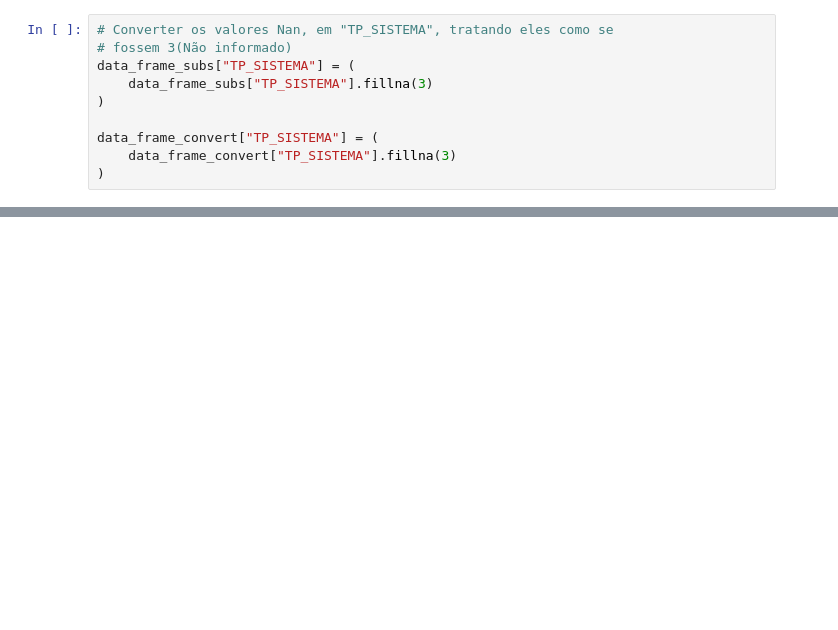
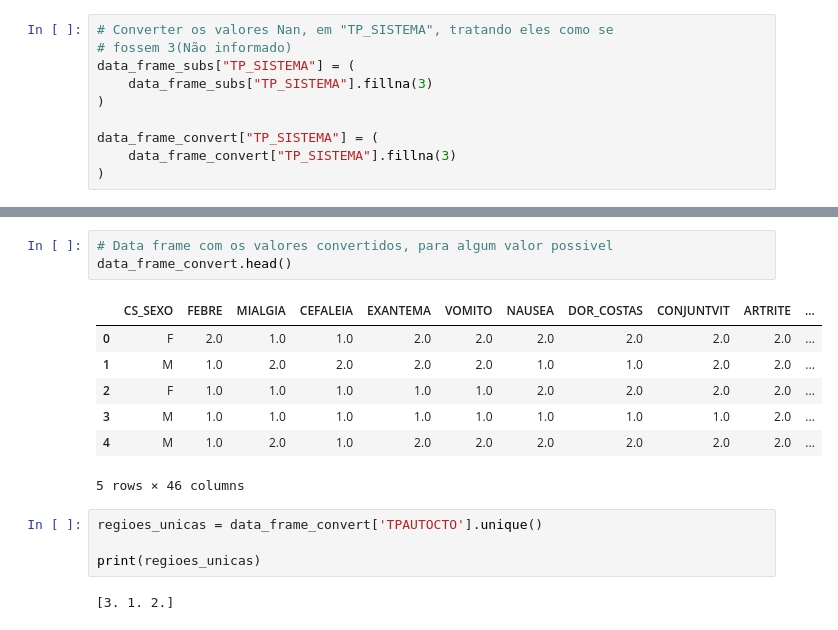
Before and after one commit to BrunaGravina/Tech-Challenge-FIAP, a Jupyter notebook: notebooks/analise.ipynb, the cells around one changed output, grey strips where cells are left out. Cells and saved outputs as stored; diff of their text form; blank space fills up the shorter version.

```diff
--- a/notebooks/analise.ipynb
+++ b/notebooks/analise.ipynb
@@ -211,0 +209,17 @@ plt.show()
+# %%
+# Data frame com os valores convertidos, para algum valor possivel
+data_frame_convert.head()
+# %% [output]
+|  | CS_SEXO | FEBRE | MIALGIA | CEFALEIA | EXANTEMA | VOMITO | NAUSEA | DOR_COSTAS | CONJUNTVIT | ARTRITE | ... |
+| 0 | F | 2.0 | 1.0 | 1.0 | 2.0 | 2.0 | 2.0 | 2.0 | 2.0 | 2.0 | ... |
+| 1 | M | 1.0 | 2.0 | 2.0 | 2.0 | 2.0 | 1.0 | 1.0 | 2.0 | 2.0 | ... |
+| 2 | F | 1.0 | 1.0 | 1.0 | 1.0 | 1.0 | 2.0 | 2.0 | 2.0 | 2.0 | ... |
+| 3 | M | 1.0 | 1.0 | 1.0 | 1.0 | 1.0 | 1.0 | 1.0 | 1.0 | 2.0 | ... |
+| 4 | M | 1.0 | 2.0 | 1.0 | 2.0 | 2.0 | 2.0 | 2.0 | 2.0 | 2.0 | ... |
+5 rows × 46 columns
+# %%
+regioes_unicas = data_frame_convert['TPAUTOCTO'].unique()
+
+print(regioes_unicas)
+# %% [output]
+[3. 1. 2.]
```
Also changed, not shown: parts of 15 cells of this notebook.
